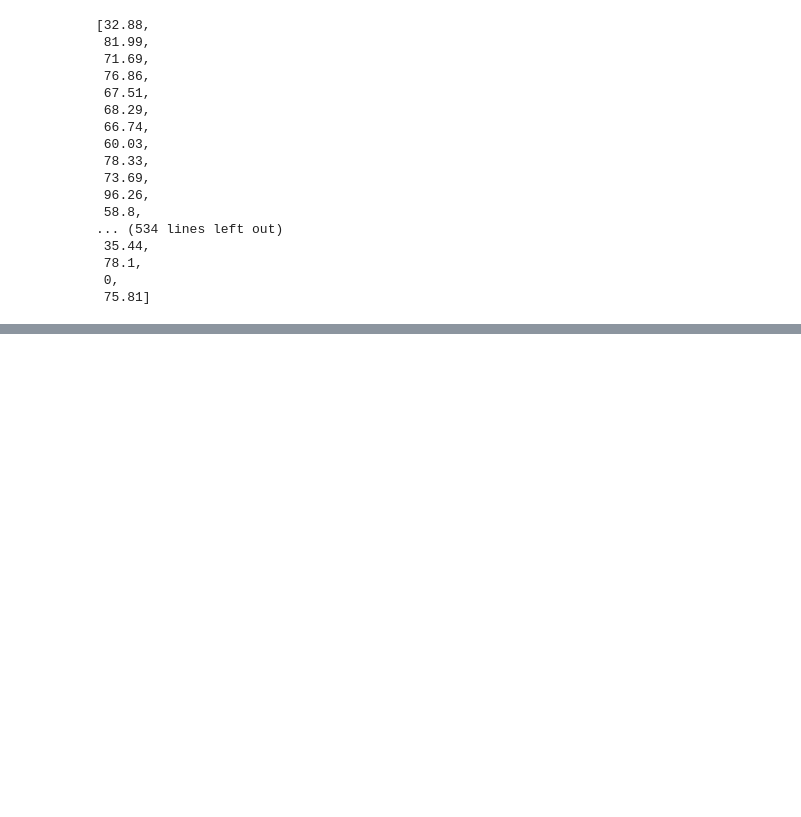
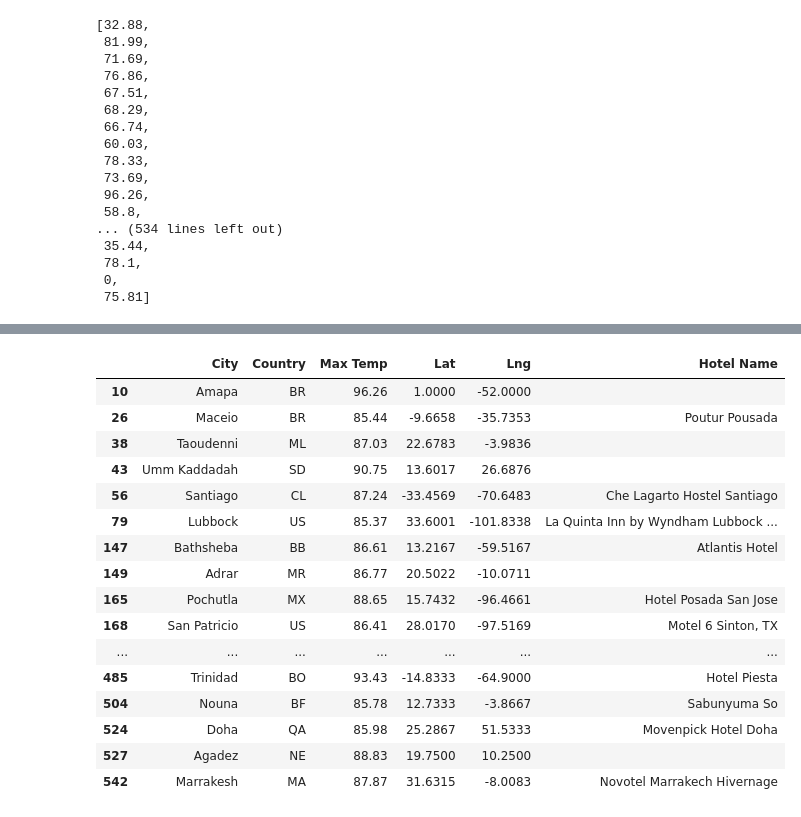
Before and after one commit to timothykeating/World_Weather_Analysis, a Jupyter notebook: VacationPy.ipynb, the cells around one changed output, grey strips where cells are left out. Saved outputs shown, nothing was run; the diff lists cells and outputs as text; code cells hidden in the pictures; blank space fills up the shorter version.

```diff
--- a/VacationPy.ipynb
+++ b/VacationPy.ipynb
@@ -174,0 +191,3 @@ fig
+# %%
+tempfilter_df = city_data_df.loc[(city_data_df['Max Temp']>=min_temp) & (city_data_df['Max Temp']<=max_temp)]
+tempfilter_df.head()
@@ -174,0 +265,18 @@ fig
+# %%
+# Iterate through the DataFrame.
+for index, row in hotel_df.iterrows():
+    # Get the latitude and longitude.
+    lat = row["Lat"]
+    lng = row["Lng"]
+
+    # Add the latitude and longitude to location key for the params dictionary.
+    params["location"] = f"{lat},{lng}"
+# params
+
+
+    # Use the search term: "lodging" and our latitude and longitude.
+    base_url = "https://maps.googleapis.com/maps/api/place/nearbysearch/json"
+
+    # Make request and get the JSON data from the search.
+    hotels = requests.get(base_url, params=params).json()
+hotels
@@ -174,0 +313,22 @@ fig
+# %%
+# Iterate through the DataFrame.
+for index, row in hotel_df.iterrows():
+    # Get the latitude and longitude.
+    lat = row["Lat"]
+    lng = row["Lng"]
+
+    # Add the latitude and longitude to location key for the params dictionary.
+    params["location"] = f"{lat},{lng}"
+
+    # Use the search term: "lodging" and our latitude and longitude.
+    base_url = "https://maps.googleapis.com/maps/api/place/nearbysearch/json"
+
+    # Make request and get the JSON data from the search.
+    hotels = requests.get(base_url, params=params).json()
+
+    # Grab the first hotel from the results and store the name.
+    try:
+        hotel_df.loc[index, "Hotel Name"] = hotels["results"][0]["name"]
+        print("All set")
+    except (IndexError):
+        print("Hotel not found... skipping.")
@@ -174,0 +353,20 @@ fig
+# %%
+hotel_df
+# %% [output]
+|  | City | Country | Max Temp | Lat | Lng | Hotel Name |
+| 10 | Amapa | BR | 96.26 | 1.0000 | -52.0000 |  |
+| 26 | Maceio | BR | 85.44 | -9.6658 | -35.7353 | Poutur Pousada |
+| 38 | Taoudenni | ML | 87.03 | 22.6783 | -3.9836 |  |
+| 43 | Umm Kaddadah | SD | 90.75 | 13.6017 | 26.6876 |  |
+| 56 | Santiago | CL | 87.24 | -33.4569 | -70.6483 | Che Lagarto Hostel Santiago |
+| 79 | Lubbock | US | 85.37 | 33.6001 | -101.8338 | La Quinta Inn by Wyndham Lubbock ... |
+| 147 | Bathsheba | BB | 86.61 | 13.2167 | -59.5167 | Atlantis Hotel |
+| 149 | Adrar | MR | 86.77 | 20.5022 | -10.0711 |  |
+| 165 | Pochutla | MX | 88.65 | 15.7432 | -96.4661 | Hotel Posada San Jose |
+| 168 | San Patricio | US | 86.41 | 28.0170 | -97.5169 | Motel 6 Sinton, TX |
+| ... | ... | ... | ... | ... | ... | ... |
+| 485 | Trinidad | BO | 93.43 | -14.8333 | -64.9000 | Hotel Piesta |
+| 504 | Nouna | BF | 85.78 | 12.7333 | -3.8667 | Sabunyuma So |
+| 524 | Doha | QA | 85.98 | 25.2867 | 51.5333 | Movenpick Hotel Doha |
+| 527 | Agadez | NE | 88.83 | 19.7500 | 10.2500 |  |
+| 542 | Marrakesh | MA | 87.87 | 31.6315 | -8.0083 | Novotel Marrakech Hivernage |
```
Also changed, not shown: parts of 18 cells of this notebook.
